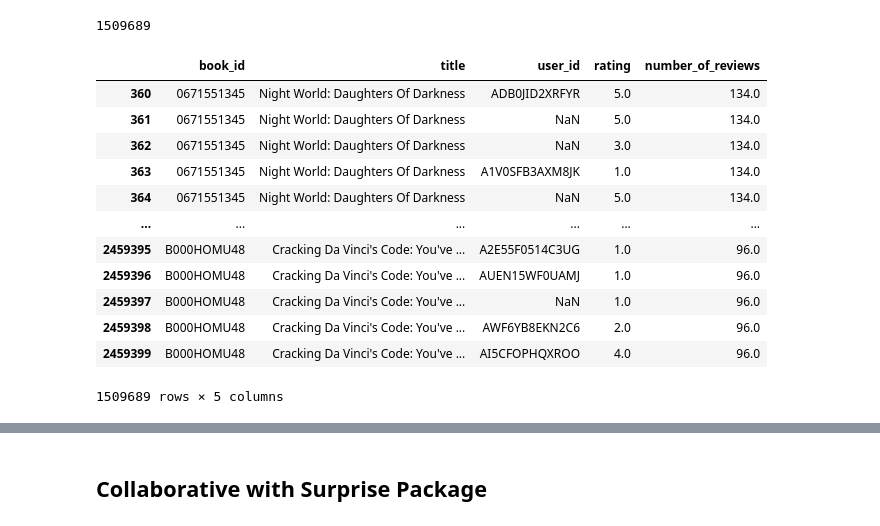
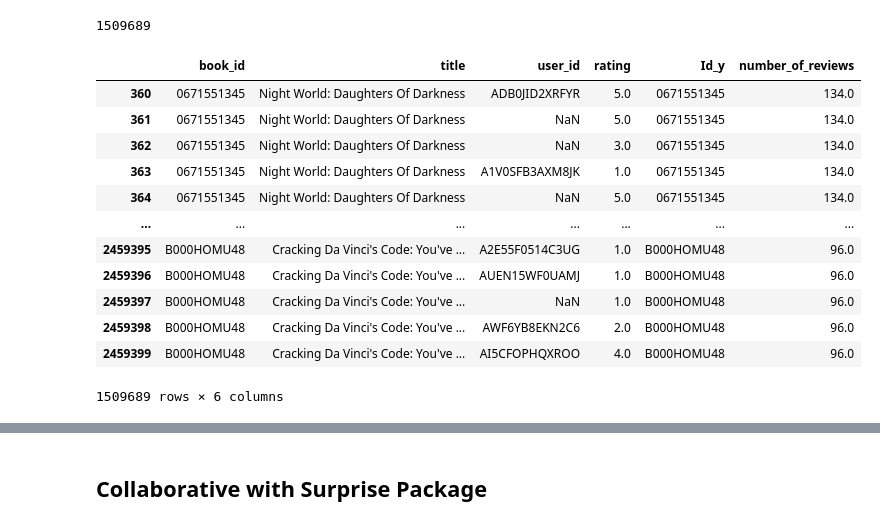
Before and after one commit to t0nychopp3r/recommenderSystem_cds121, a Jupyter notebook: Book_RS.ipynb, the cells around one changed output, grey strips where cells are left out. Cells and saved outputs as stored; diff of their text form; code cells hidden in the pictures.

```diff
--- a/Book_RS.ipynb
+++ b/Book_RS.ipynb
@@ -244,38 +243,38 @@ len(df)
 # %%
 # drop unnecessary columns
 df.drop('profileName', axis=1, inplace=True)
 df.drop('review/time', axis=1, inplace=True)
 df.drop('description', axis=1, inplace=True)
 df.drop('authors', axis=1, inplace=True)
 df.drop('previewLink', axis=1, inplace=True)
 df.drop('publisher', axis=1, inplace=True)
 df.drop('image', axis=1, inplace=True)
 df.drop('publishedDate', axis=1, inplace=True)
 df.drop('infoLink', axis=1, inplace=True)
 df.drop('categories', axis=1, inplace=True)
 #df.drop('ratingsCount', axis=1, inplace=True)
 
 # rename the column
 df.rename(columns={'review/score': 'rating'}, inplace=True)
-df.rename(columns={'Id': 'book_id'}, inplace=True)
+df.rename(columns={'Id_x': 'book_id'}, inplace=True)
 df.rename(columns={'Title': 'title'}, inplace=True)
 df.rename(columns={'User_id': 'user_id'}, inplace=True)
 
 df
 # %% [output]
-|  | book_id | title | user_id | rating | number_of_reviews |
-| 360 | 0671551345 | Night World: Daughters Of Darkness | ADB0JID2XRFYR | 5.0 | 134.0 |
-| 361 | 0671551345 | Night World: Daughters Of Darkness | NaN | 5.0 | 134.0 |
-| 362 | 0671551345 | Night World: Daughters Of Darkness | NaN | 3.0 | 134.0 |
-| 363 | 0671551345 | Night World: Daughters Of Darkness | A1V0SFB3AXM8JK | 1.0 | 134.0 |
-| 364 | 0671551345 | Night World: Daughters Of Darkness | NaN | 5.0 | 134.0 |
-| ... | ... | ... | ... | ... | ... |
-| 2459395 | B000HOMU48 | Cracking Da Vinci's Code: You've ... | A2E55F0514C3UG | 1.0 | 96.0 |
-| 2459396 | B000HOMU48 | Cracking Da Vinci's Code: You've ... | AUEN15WF0UAMJ | 1.0 | 96.0 |
-| 2459397 | B000HOMU48 | Cracking Da Vinci's Code: You've ... | NaN | 1.0 | 96.0 |
-| 2459398 | B000HOMU48 | Cracking Da Vinci's Code: You've ... | AWF6YB8EKN2C6 | 2.0 | 96.0 |
-| 2459399 | B000HOMU48 | Cracking Da Vinci's Code: You've ... | AI5CFOPHQXROO | 4.0 | 96.0 |
+|  | book_id | title | user_id | rating | Id_y | number_of_reviews |
+| 360 | 0671551345 | Night World: Daughters Of Darkness | ADB0JID2XRFYR | 5.0 | 0671551345 | 134.0 |
+| 361 | 0671551345 | Night World: Daughters Of Darkness | NaN | 5.0 | 0671551345 | 134.0 |
+| 362 | 0671551345 | Night World: Daughters Of Darkness | NaN | 3.0 | 0671551345 | 134.0 |
+| 363 | 0671551345 | Night World: Daughters Of Darkness | A1V0SFB3AXM8JK | 1.0 | 0671551345 | 134.0 |
+| 364 | 0671551345 | Night World: Daughters Of Darkness | NaN | 5.0 | 0671551345 | 134.0 |
+| ... | ... | ... | ... | ... | ... | ... |
+| 2459395 | B000HOMU48 | Cracking Da Vinci's Code: You've ... | A2E55F0514C3UG | 1.0 | B000HOMU48 | 96.0 |
+| 2459396 | B000HOMU48 | Cracking Da Vinci's Code: You've ... | AUEN15WF0UAMJ | 1.0 | B000HOMU48 | 96.0 |
+| 2459397 | B000HOMU48 | Cracking Da Vinci's Code: You've ... | NaN | 1.0 | B000HOMU48 | 96.0 |
+| 2459398 | B000HOMU48 | Cracking Da Vinci's Code: You've ... | AWF6YB8EKN2C6 | 2.0 | B000HOMU48 | 96.0 |
+| 2459399 | B000HOMU48 | Cracking Da Vinci's Code: You've ... | AI5CFOPHQXROO | 4.0 | B000HOMU48 | 96.0 |
-1509689 rows × 5 columns
+1509689 rows × 6 columns
 # %%
 # show all ratings from User AZZQLMNX239VT
 df[df['user_id'] == 'AZZQLMNX239VT']
```
Also changed, not shown: parts of 56 cells of this notebook.
